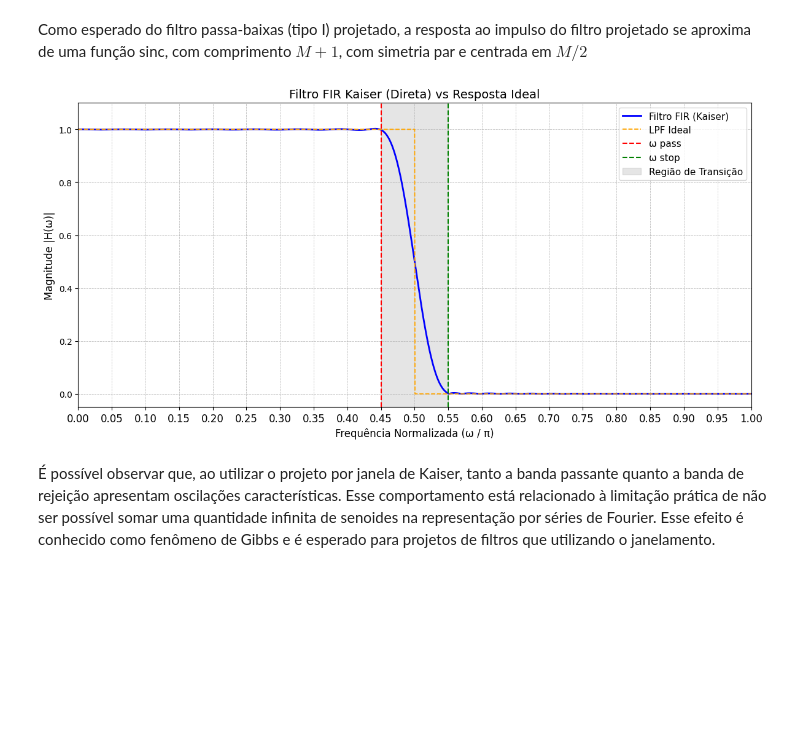
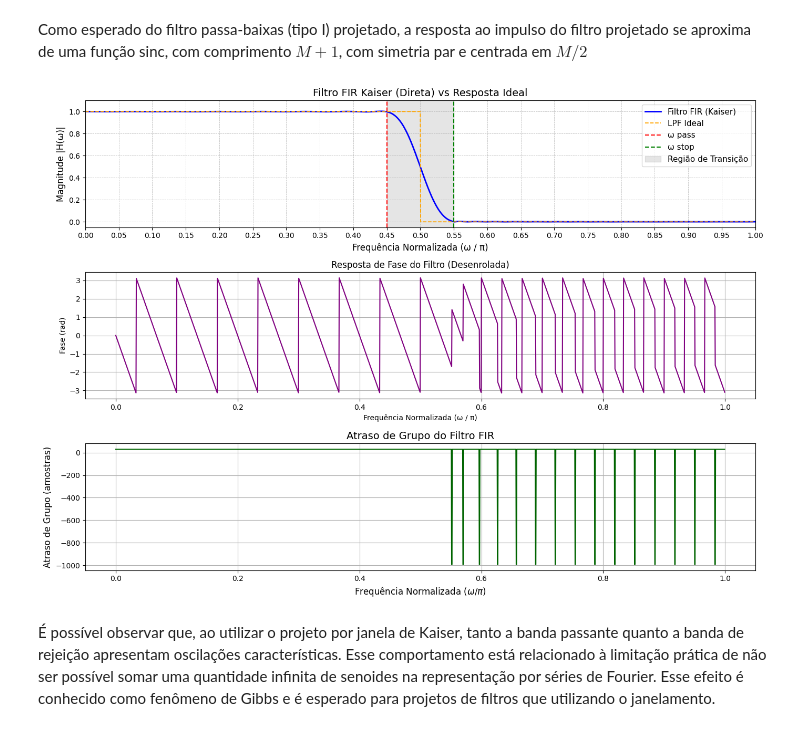
Before and after one commit to miguelmota2301/Butterworth-Bilinear-Filter, a Jupyter notebook: AVA_PDS_RodrigoFreitas_MiguelFeliciano.ipynb, the cells around one changed output. Saved outputs shown, nothing was run; the diff lists cells and outputs as text; code cells hidden in the pictures; blank space fills up the shorter version.

Commit message:
Adiciona o gráfico da fase e do delay de grupo

```diff
--- a/AVA_PDS_RodrigoFreitas_MiguelFeliciano.ipynb
+++ b/AVA_PDS_RodrigoFreitas_MiguelFeliciano.ipynb
@@ -123,30 +123,53 @@ Como esperado do filtro passa-baixas (tipo I) projetado, a resposta ao impulso d
 omega_direct, response_direct = freqz(fir_direct, worN=2048) # Calcula resposta do filtro na forma direta
 omega_direct_norm = omega_direct / pi                        # Normaliza a frequência para o intervalo [0, 1]
 fir_direct_mag = abs(response_direct)                        # |H(e^jw)|
-responde_direct_dB = 20 * log10(abs(response_direct))        # Resposta em dB
+response_direct_dB = 20 * log10(abs(response_direct))        # Resposta em dB
+phase = angle(response_direct)                       # Fase desembrulhada
+group_delay = -gradient(unwrap(phase), omega_direct)                 # Delay de grupo
 # %%
 # Cria um filtro passa-baixas ideal para comparação e cálculo de erro
 lpf_ideal = where(omega_direct_norm <= w_cutoff / pi, 1.0, 0.0)
 # %%
-plt.figure(figsize=(12, 6))
+fig, axes = plt.subplots(3, 1, figsize=(14, 10)) # Aumentei um pouco o tamanho
 
-plt.plot(omega_direct_norm, fir_direct_mag, label="Filtro FIR (Kaiser)", color='blue', linewidth=2)
-plt.plot(omega_direct_norm, lpf_ideal, color="orange", linestyle="--", linewidth=1.3, label="LPF Ideal")
-plt.axvline(0.45, color='red', linestyle='--', linewidth=1.5, label='ω pass')
-plt.axvline(0.55, color='green', linestyle='--', linewidth=1.5, label='ω stop')
-plt.axvspan(0.45, 0.55, color='gray', alpha=0.2, label="Região de Transição")
-plt.title('Filtro FIR Kaiser (Direta) vs Resposta Ideal', fontsize=14)
-plt.xlabel('Frequência Normalizada (ω / π)', fontsize=12)
-plt.ylabel('Magnitude |H(ω)|', fontsize=12)
-plt.grid(True, which='both', linestyle='--', linewidth=0.6, alpha=0.8)
-plt.legend(fontsize=11)
-plt.xticks(arange(0, 1.05, 0.05), fontsize=12)
-plt.xlim(0, 1.0)
-plt.ylim(-0.05, 1.1)
-plt.tight_layout()
+# Gráfico 1: |H(e^jw)|
+axes[0].plot(omega_direct_norm, fir_direct_mag, label="Filtro FIR (Kaiser)", color='blue', linewidth=2)
+axes[0].plot(omega_direct_norm, lpf_ideal, color="orange", linestyle="--", linewidth=1.3, label="LPF Ideal")
+axes[0].axvline(0.45, color='red', linestyle='--', linewidth=1.5, label='ω pass')
+axes[0].axvline(0.55, color='green', linestyle='--', linewidth=1.5, label='ω stop')
+axes[0].axvspan(0.45, 0.55, color='gray', alpha=0.2, label="Região de Transição")
+axes[0].set_title('Filtro FIR Kaiser (Direta) vs Resposta Ideal', fontsize=14)
+axes[0].set_xlabel('Frequência Normalizada (ω / π)', fontsize=12)
+axes[0].set_ylabel('Magnitude |H(ω)|', fontsize=12)
+axes[0].grid(True, which='both', linestyle='--', linewidth=0.6, alpha=0.8)
+axes[0].legend(fontsize=11)
+axes[0].tick_params(axis='x', labelsize=10) # Forma correta de mudar o tamanho
+axes[0].set_xticks(arange(0, 1.05, 0.05))
+axes[0].set_xlim(0, 1.0)
+axes[0].set_ylim(-0.05, 1.1)
+
+# Gráfico 2: Fase
+axes[1].plot(omega_direct_norm, phase, color='purple')
+axes[1].set_title('Resposta de Fase do Filtro (Desenrolada)')
+axes[1].set_xlabel('Frequência Normalizada (ω / π)')
+axes[1].set_ylabel('Fase (rad)')
+axes[1].grid(True)
+
+# Gráfico 3: Atraso de Grupo
+# Derivada negativa da fase
+# omega é o vetor de frequências
+
+# Plot do atraso de grupo
+axes[2].plot(omega_direct_norm, group_delay, color='darkgreen')
+axes[2].set_title('Atraso de Grupo do Filtro FIR', fontsize=14)
+axes[2].set_xlabel('Frequência Normalizada ($\\omega/\\pi$)', fontsize=12)
+axes[2].set_ylabel('Atraso de Grupo (amostras)', fontsize=12)
+axes[2].grid(True)
+
+plt.tight_layout() # Adiciona um pouco de preenchimento
 plt.show()
 # %% [output]
-[figure, old version]
+[figure, new version]
 # %% [markdown]
 É possível observar que, ao utilizar o projeto por janela de Kaiser, tanto a banda passante quanto a banda de rejeição apresentam oscilações características. Esse comportamento está relacionado à limitação prática de não ser possível somar uma quantidade infinita de senoides na representação por séries de Fourier. Esse efeito é conhecido como fenômeno de Gibbs e é esperado para projetos de filtros que utilizando o janelamento.
 # %%
```
Also changed, not shown: parts of 3 cells of this notebook.
